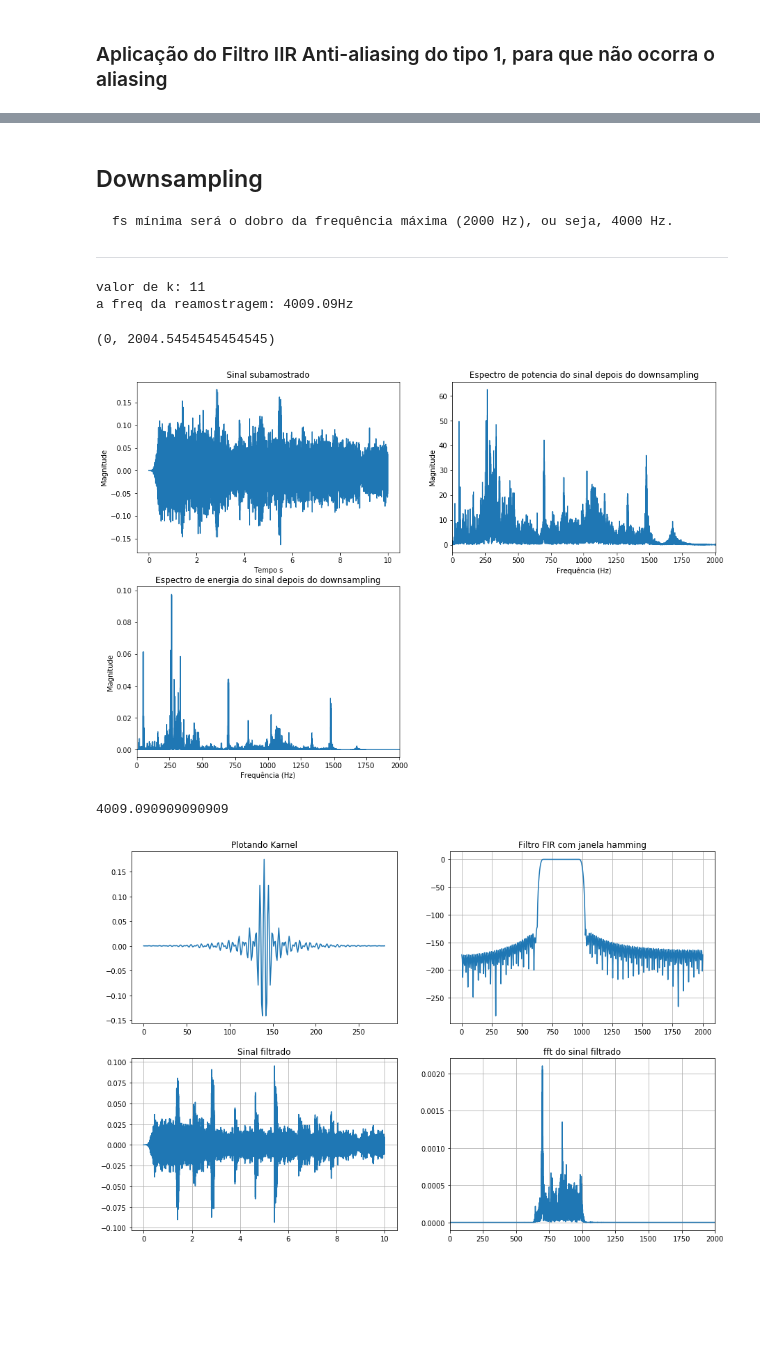
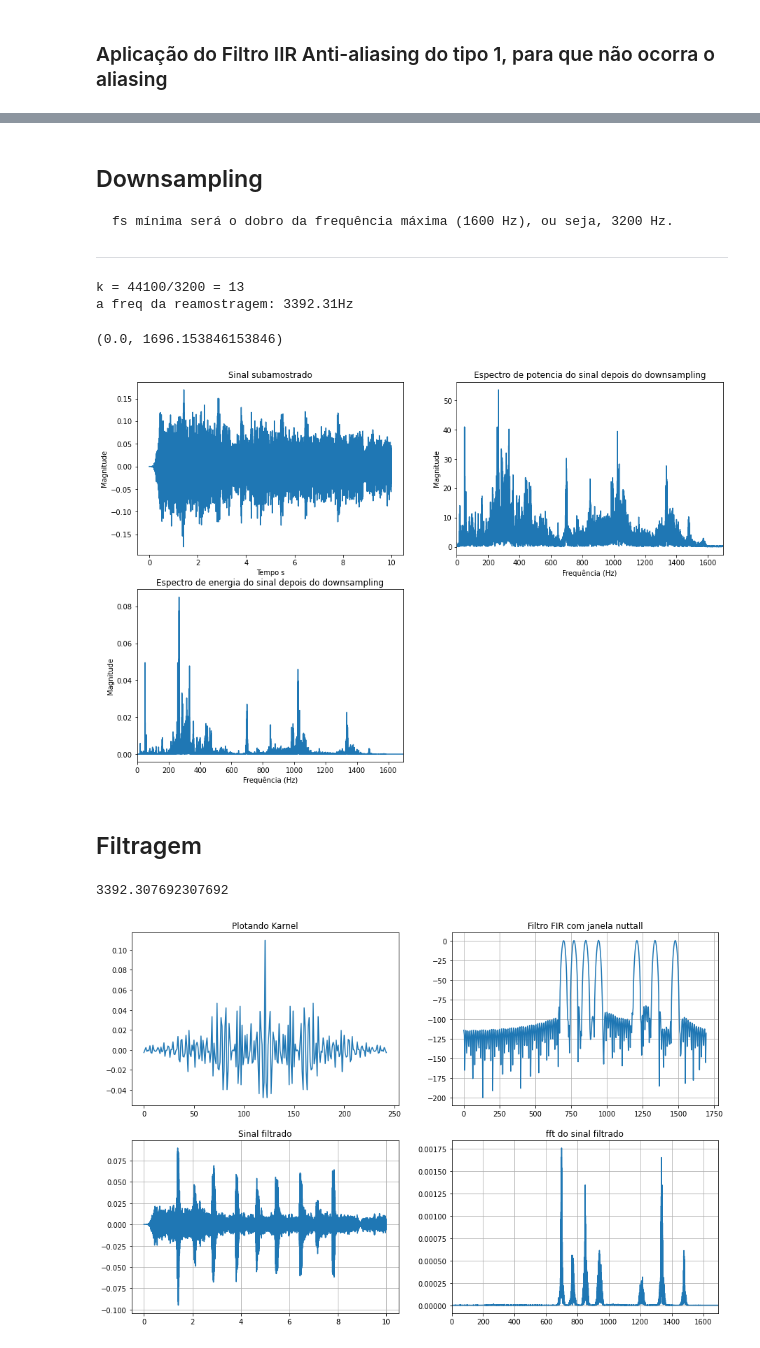
Before and after one commit to caiomorozini/UNIFESP_processamento_sinais, a Jupyter notebook: Projeto_final.ipynb, the cells around one changed output, grey strips where cells are left out. Drawn from its saved outputs; the diff is of its cells as text; code cells hidden in the pictures; blank space fills up the shorter version.

Commit message:
update para a prova

```diff
--- a/Projeto_final.ipynb
+++ b/Projeto_final.ipynb
@@ -61,6 +79,9 @@ def espectograma(signal: np.array, fs):
 # %%
-data = wavfile.read('audio D.wav')
-signal, fs = librosa.load('audio D.wav', sr=data[0])
+# leitura do arquivo .wav
+data = wavfile.read('/content/audio D.wav')
+# definindo variaveis do sinal e da frequência de amostragem contidas no arquivo .wav
+signal, fs = librosa.load('/content/audio D.wav', sr=data[0])
+# print da frequência de amostragem
 print(f'Frequência de amostragem: {fs}')
 # %% [output]
 Frequência de amostragem: 44100
@@ -73,7 +94,8 @@ Audio(data=signal, rate=fs)
 # Definindo período
 T = 1/fs
 # Criando vetor tempo
-t = np.arange(signal.shape[0])*T
+# t = np.arange(signal.shape[0])*T
+t = np.arange(signal.size)/fs
 # %%
 # Gerando gráfico do sinal bruto no domínio do tempo
 g1 = plt.figure(figsize=(20,5))
@@ -101,13 +123,13 @@ espectral_plot(datafft, freq)
 ### Aplicação do Filtro IIR Anti-aliasing do tipo 1, para que não ocorra o aliasing
 # %%
 # construindo um filtro chebyschev tipo 1 passa baixa
-# frequencia de amostragem 48000 Hz
+
 # largura da faixa de transição 200 Hz
 
 #determinando os parametros
 
-Wp = 1700  #frequencia minima banda de transicao
-Ws = 1900 #frequencia maxima banda de transicao
+Wp = 1600  #frequencia minima banda de transicao
+Ws = 1800 #frequencia maxima banda de transicao
 Rp = 10 #atenuacao maxima banda de passagem
 Rs = 40 #atenuacao minima banda de rejeicao
 
@@ -123,7 +145,7 @@ freq,abss = ss.freqz(b,a,fs=fs)
 
 Db = 20*np.log10(abs(abss))
 plt.plot(freq,Db)
-plt.xlim([0,2000])
+plt.xlim([0,1800])
 plt.ylim([-40,0])
 # %% [output]
 a ordem do filtro necessária é 9
@@ -179,15 +201,22 @@ plt.xlim([0,3000])
 # %% [markdown]
 ## Downsampling
-    fs mínima será o dobro da frequência máxima (2000 Hz), ou seja, 4000 Hz.
+    fs mínima será o dobro da frequência máxima (1600 Hz), ou seja, 3200 Hz.
 ---
 # %%
-k = int(np.floor(fs/4000))
-print(f'valor de k: {k}')
+# calculando o valor de k utilizando um arredondamento para baixo (floor) da frequência de amostragem dividida pela nova frequência vezes 2
+k = int(np.floor(fs/3200))
 
+# plotando valor de k
+print(f'k = {fs}/3200 = {k} ')
+
+# gerando novo vetor tempo
 t_downsample = t[::k]
+# gerando nova frequência de amostragem a partir do tempo (apenas para validar)
 fsnew = 1/(t_downsample[1]-t_downsample[0])
+# realizando downsample no sinal filtrado
 signal_downsample = filtered[::k]
 
+# plotando downsample
 plt.figure(figsize=(15,10))
 plt.subplot(221)
 plt.plot(t_downsample,signal_downsample)
@@ -195,6 +224,7 @@ plt.title('Sinal subamostrado')
 plt.xlabel('Tempo s')
 plt.ylabel('Magnitude')
 
+# printando nova frequência de amostragem
 print(f'a freq da reamostragem: {fsnew:.2f}Hz ')
 
 # espectro fft e espectro de energia do sinal que foi subamostrado
@@ -223,7 +253,9 @@ plt.xlabel('Frequência (Hz)')
 plt.ylabel('Magnitude')
 plt.xlim([0,fsnew/2])
 # %% [output]
-valor de k: 11
-a freq da reamostragem: 4009.09Hz
+k = 44100/3200 = 13
+a freq da reamostragem: 3392.31Hz
-(0, 2004.5454545454545)
+(0.0, 1696.153846153846)
-[figure, old version]
+[figure, new version]
+# %% [markdown]
+## Filtragem
@@ -230,39 +273,39 @@ a freq da reamostragem: 4009.09Hz
 # %%
-order = 281
+order = 243
 
 #projetando o karnel para filtro passa banda
-h_fir1 = ss.firwin(order,[650, 1000],window='hamming',fs=fsnew,pass_zero='bandpass')
+h_fir1 = ss.firwin(order,lista,window='hamming',fs=fsnew,pass_zero='bandpass')
 
 #calculando a resposta do filtro em frequencia
 freq_fir1, abss_fir1 = ss.freqz(h_fir1,fs=fsnew)
 Db_fir1 = 20*np.log(abs(abss_fir1))
 plt.figure(figsize=(15,10))
 plt.subplot(221)
 plt.plot(h_fir1)
 plt.title('Plotando Karnel')
 plt.subplot(222)
 plt.plot(freq_fir1,Db_fir1)
-plt.title('Filtro FIR com janela hamming')
+plt.title('Filtro FIR com janela nuttall')
 plt.grid('on')
 
 #plotando o sinal antes e depois
 filtered_fir1 = np.convolve(h_fir1,signal_downsample,mode='same') #fazendo a filtragem do sinal fazendo a convolução
 t = np.arange(filtered_fir1.size)/fsnew
 plt.subplot(223)
 plt.plot(t,filtered_fir1)
 plt.title('Sinal filtrado')
 plt.grid('on')
 
 #fft do sinal filtrado
 filteredfft_fir1 = abs(2*np.fft.fft(filtered_fir1)/filtered_fir1.shape[0])
 freq_fir1 = np.linspace(0,fsnew-1/fsnew,filteredfft_fir1.shape[0])
 plt.subplot(224)
 plt.plot(freq_fir1,filteredfft_fir1)
 plt.title('fft do sinal filtrado')
-plt.xlim([0,2000])
+plt.xlim([0,fsnew/2])
 plt.grid('on')
 fsnew
 # %% [output]
-4009.090909090909
+3392.307692307692
-[figure, old version]
+[figure, new version]
 # %%
```
Also changed, not shown: parts of 13 cells of this notebook, 2 other files.
